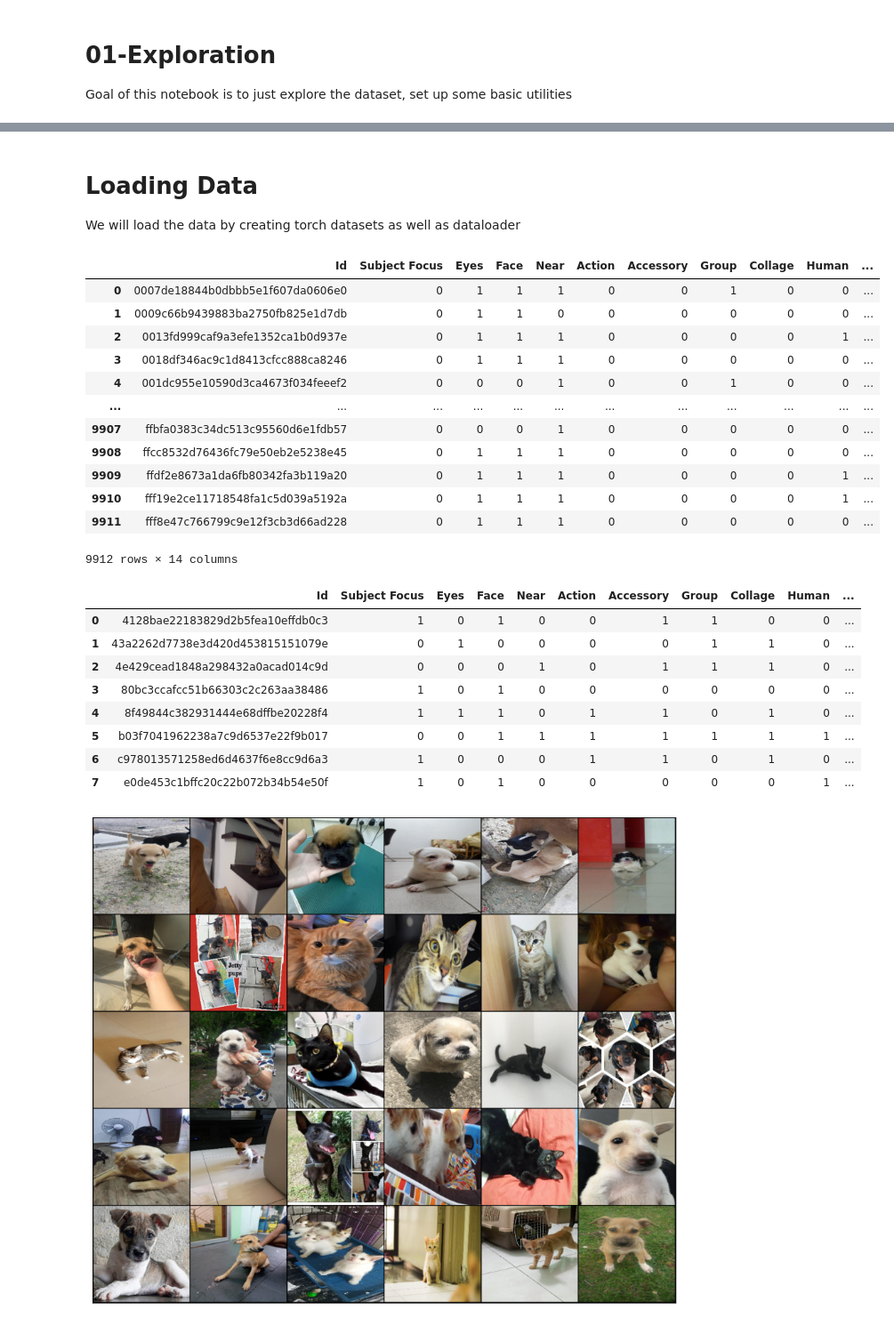
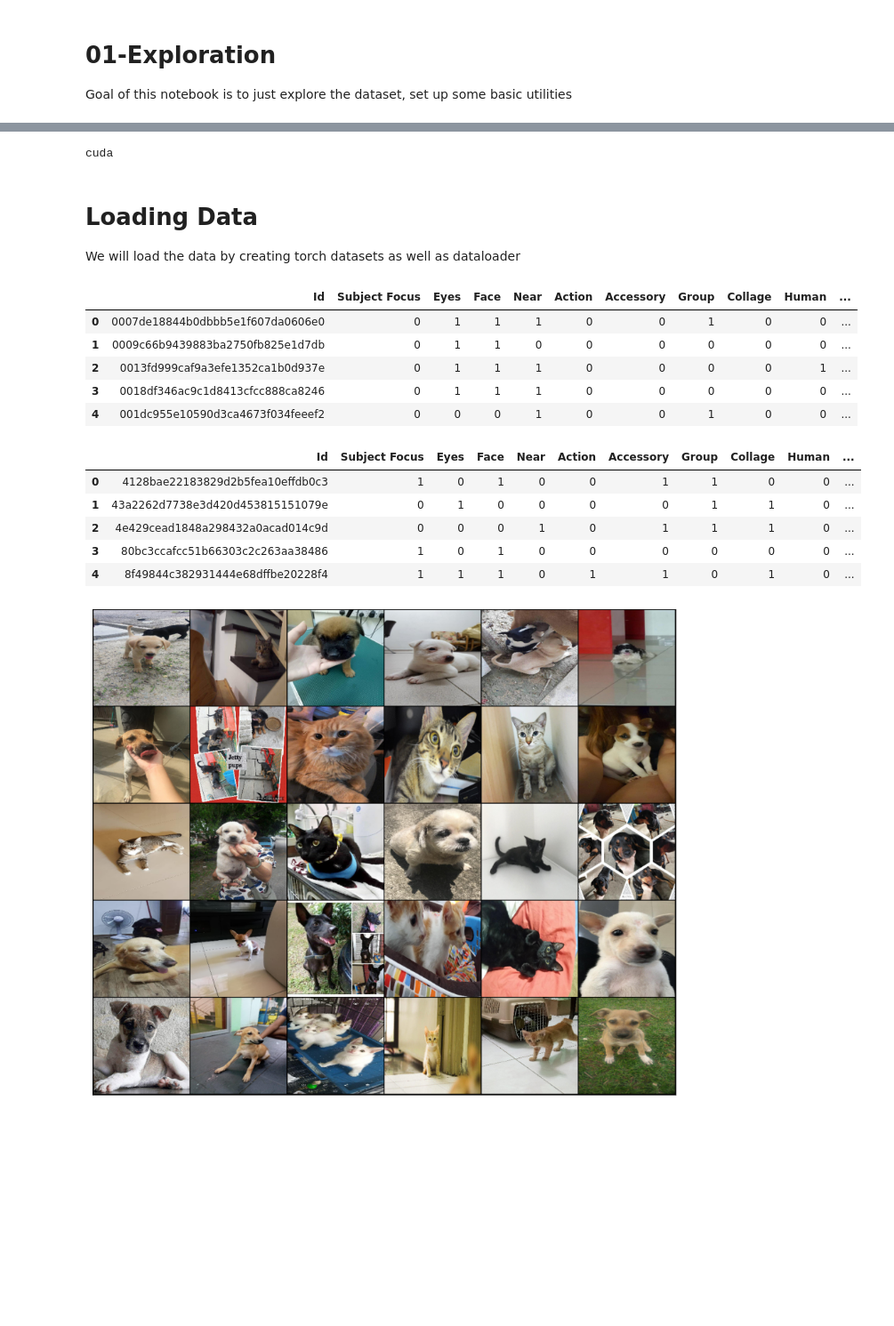
Before and after one commit to germayneng/pawnet, a Jupyter notebook: notebook/01-exploration.ipynb, the cells around one changed output, grey strips where cells are left out. Shown at 89% size. Drawn from its saved outputs; the diff is of its cells as text; code cells hidden in the pictures; blank space fills up the shorter version.

```diff
--- a/notebook/01-exploration.ipynb
+++ b/notebook/01-exploration.ipynb
@@ -162,3 +168,7 @@ base_config_manager = BaseConfigLoader("../input/d/germmie/config/config.yaml")
+# %%
+print(device)
+# %% [output]
+cuda
 # %% [markdown]
 # Loading Data
 
@@ -176,23 +186,16 @@ file_path = base_config_manager.load_config().filepath.kaggle #"/kaggle/input/pe
 train_df = pd.read_csv(os.path.join(file_path,"train.csv"))
 test_df = pd.read_csv(os.path.join(file_path,"test.csv"))
 # %%
-train_df
+train_df.head()
 # %% [output]
 |  | Id | Subject Focus | Eyes | Face | Near | Action | Accessory | Group | Collage | Human | ... |
 | 0 | 0007de18844b0dbbb5e1f607da0606e0 | 0 | 1 | 1 | 1 | 0 | 0 | 1 | 0 | 0 | ... |
 | 1 | 0009c66b9439883ba2750fb825e1d7db | 0 | 1 | 1 | 0 | 0 | 0 | 0 | 0 | 0 | ... |
 | 2 | 0013fd999caf9a3efe1352ca1b0d937e | 0 | 1 | 1 | 1 | 0 | 0 | 0 | 0 | 1 | ... |
 | 3 | 0018df346ac9c1d8413cfcc888ca8246 | 0 | 1 | 1 | 1 | 0 | 0 | 0 | 0 | 0 | ... |
 | 4 | 001dc955e10590d3ca4673f034feeef2 | 0 | 0 | 0 | 1 | 0 | 0 | 1 | 0 | 0 | ... |
-| ... | ... | ... | ... | ... | ... | ... | ... | ... | ... | ... | ... |
-| 9907 | ffbfa0383c34dc513c95560d6e1fdb57 | 0 | 0 | 0 | 1 | 0 | 0 | 0 | 0 | 0 | ... |
-| 9908 | ffcc8532d76436fc79e50eb2e5238e45 | 0 | 1 | 1 | 1 | 0 | 0 | 0 | 0 | 0 | ... |
-| 9909 | ffdf2e8673a1da6fb80342fa3b119a20 | 0 | 1 | 1 | 1 | 0 | 0 | 0 | 0 | 1 | ... |
-| 9910 | fff19e2ce11718548fa1c5d039a5192a | 0 | 1 | 1 | 1 | 0 | 0 | 0 | 0 | 1 | ... |
-| 9911 | fff8e47c766799c9e12f3cb3d66ad228 | 0 | 1 | 1 | 1 | 0 | 0 | 0 | 0 | 0 | ... |
-9912 rows × 14 columns
 # %%
-test_df
+test_df.head()
 # %% [output]
 |  | Id | Subject Focus | Eyes | Face | Near | Action | Accessory | Group | Collage | Human | ... |
 | 0 | 4128bae22183829d2b5fea10effdb0c3 | 1 | 0 | 1 | 0 | 0 | 1 | 1 | 0 | 0 | ... |
@@ -200,9 +203,6 @@ test_df
 | 2 | 4e429cead1848a298432a0acad014c9d | 0 | 0 | 0 | 1 | 0 | 1 | 1 | 1 | 0 | ... |
 | 3 | 80bc3ccafcc51b66303c2c263aa38486 | 1 | 0 | 1 | 0 | 0 | 0 | 0 | 0 | 0 | ... |
 | 4 | 8f49844c382931444e68dffbe20228f4 | 1 | 1 | 1 | 0 | 1 | 1 | 0 | 1 | 0 | ... |
-| 5 | b03f7041962238a7c9d6537e22f9b017 | 0 | 0 | 1 | 1 | 1 | 1 | 1 | 1 | 1 | ... |
-| 6 | c978013571258ed6d4637f6e8cc9d6a3 | 1 | 0 | 0 | 0 | 1 | 1 | 0 | 1 | 0 | ... |
-| 7 | e0de453c1bffc20c22b072b34b54e50f | 1 | 0 | 1 | 0 | 0 | 0 | 0 | 0 | 1 | ... |
 # %%
 class pawnetDataset(torch.utils.data.Dataset):
     """
```
Also changed, not shown: parts of 16 cells of this notebook, 1 other file.
